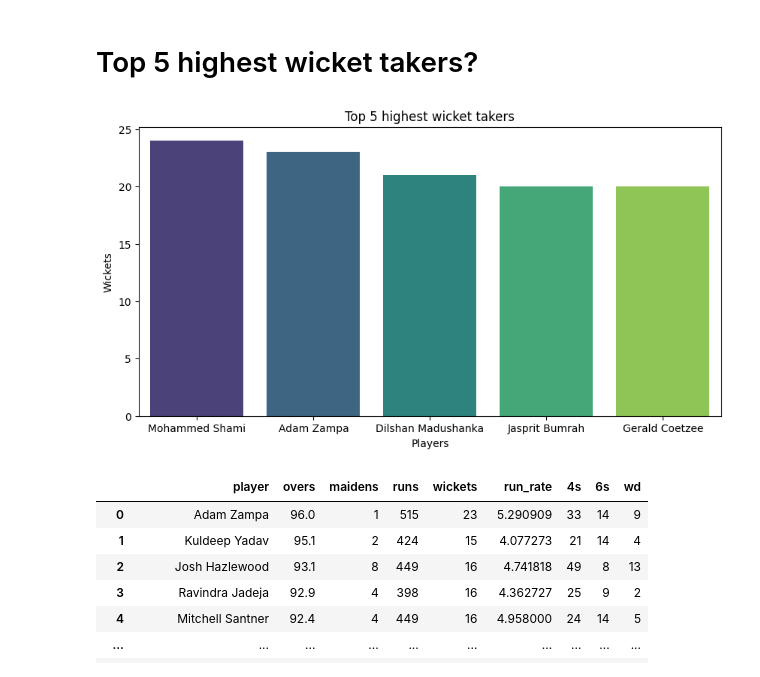
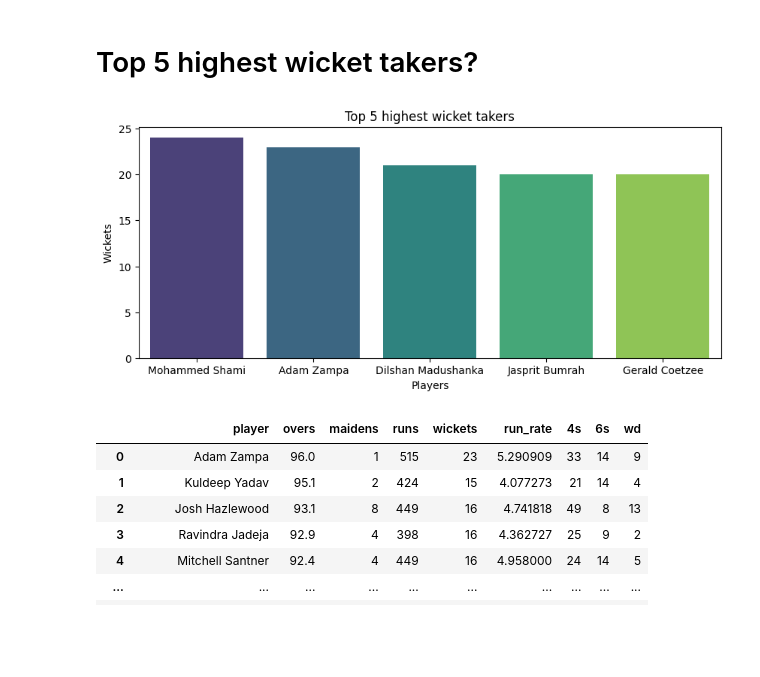
Before and after one commit to Akash3951/wc-bowling_analysis, a Jupyter notebook: wc-bowling_analysis.ipynb, the cells around one changed output. Drawn from its saved outputs; the diff is of its cells as text; code cells hidden in the pictures; blank space fills up the shorter version.

```diff
--- a/wc-bowling_analysis.ipynb
+++ b/wc-bowling_analysis.ipynb
@@ -156,14 +156,14 @@ Highest wicket taker was Mohammed Shami, he took 24 wickets.
 # Top 5 highest wicket takers?
 # %%
 top_five = wicket_takers[:5]
-plt.figure(figsize=(10,5))
+plt.figure(figsize=(10,4))
 sns.barplot(data=top_five, x='player', y='wickets', palette='viridis')
 plt.title('Top 5 highest wicket takers')
 plt.xlabel('Players')
 plt.ylabel('Wickets')
 plt.show()
 # %% [output]
-[figure, old version]
+[figure, new version]
 # %%
 # group plyers by overs, runs, wickets, maiden, run-rates..........
 df_player_overs = df.groupby('player').agg({'overs':'sum', 'maidens':'sum', 'runs':'sum', 'wickets':'sum','run_rate':'mean', '4s':'sum', '6s':'sum', 'wd':'sum'})
```
Also changed, not shown: parts of 6 cells of this notebook.
